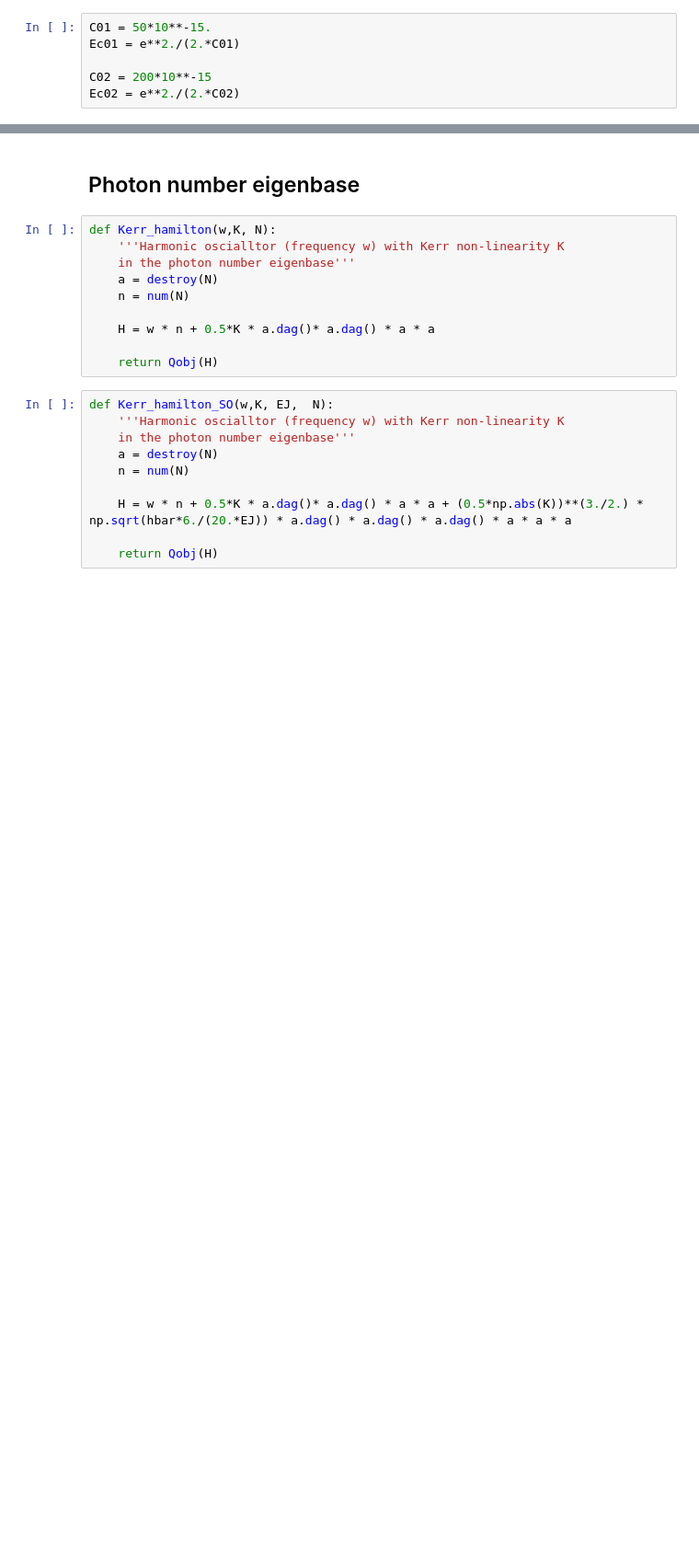
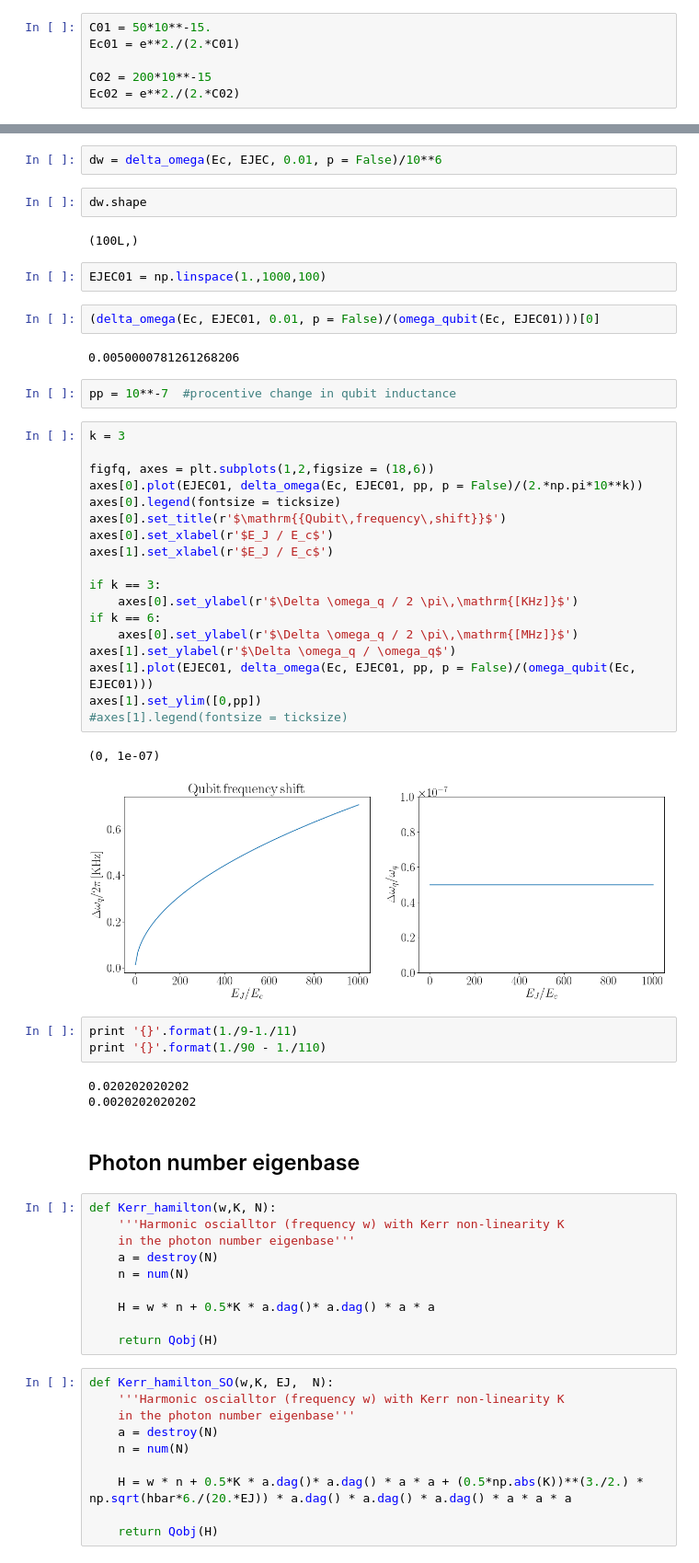
Before and after one commit to PatWinkel/KIT_Cudi, a Jupyter notebook: cQED/Qubits/Transmon simulation.ipynb, the cells around one changed output, grey strips where cells are left out. Shown at 92% size. Drawn from its saved outputs; the diff is of its cells as text; blank space fills up the shorter version.

```diff
--- a/cQED/Qubits/Transmon simulation.ipynb
+++ b/cQED/Qubits/Transmon simulation.ipynb
@@ -548,3 +610,44 @@ axes[1,0].set_ylim([-4., 4])
+# %%
+dw = delta_omega(Ec, EJEC, 0.01, p = False)/10**6
+# %%
+dw.shape
+# %% [output]
+(100L,)
+# %%
+EJEC01 = np.linspace(1.,1000,100)
+# %%
+(delta_omega(Ec, EJEC01, 0.01, p = False)/(omega_qubit(Ec, EJEC01)))[0]
+# %% [output]
+0.0050000781261268206
+# %%
+pp = 10**-7  #procentive change in qubit inductance
+# %%
+k = 3
+
+figfq, axes = plt.subplots(1,2,figsize = (18,6))
+axes[0].plot(EJEC01, delta_omega(Ec, EJEC01, pp, p = False)/(2.*np.pi*10**k))
+axes[0].legend(fontsize = ticksize)
+axes[0].set_title(r'$\mathrm{{Qubit\,frequency\,shift}}$')
+axes[0].set_xlabel(r'$E_J / E_c$')
+axes[1].set_xlabel(r'$E_J / E_c$')
+
+if k == 3:
+    axes[0].set_ylabel(r'$\Delta \omega_q / 2 \pi\,\mathrm{[KHz]}$')
+if k == 6:
+    axes[0].set_ylabel(r'$\Delta \omega_q / 2 \pi\,\mathrm{[MHz]}$')
+axes[1].set_ylabel(r'$\Delta \omega_q / \omega_q$')
+axes[1].plot(EJEC01, delta_omega(Ec, EJEC01, pp, p = False)/(omega_qubit(Ec, EJEC01)))
+axes[1].set_ylim([0,pp])
+#axes[1].legend(fontsize = ticksize)
+# %% [output]
+(0, 1e-07)
+[figure, added]
+# %%
+print '{}'.format(1./9-1./11)
+print '{}'.format(1./90 - 1./110)
+# %% [output]
+0.020202020202
+0.0020202020202
 # %% [markdown]
 ## Photon number eigenbase
 # %%
```
Also changed, not shown: parts of 9 cells of this notebook, 3 other files.
